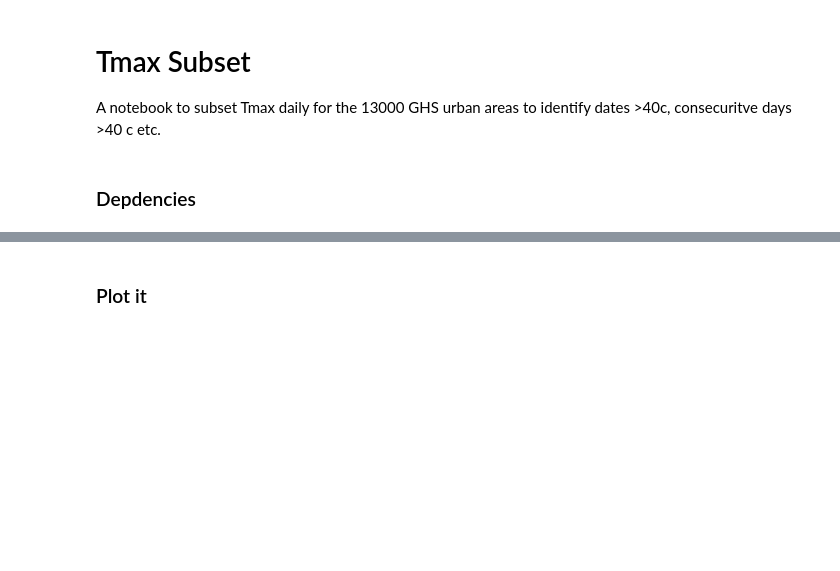
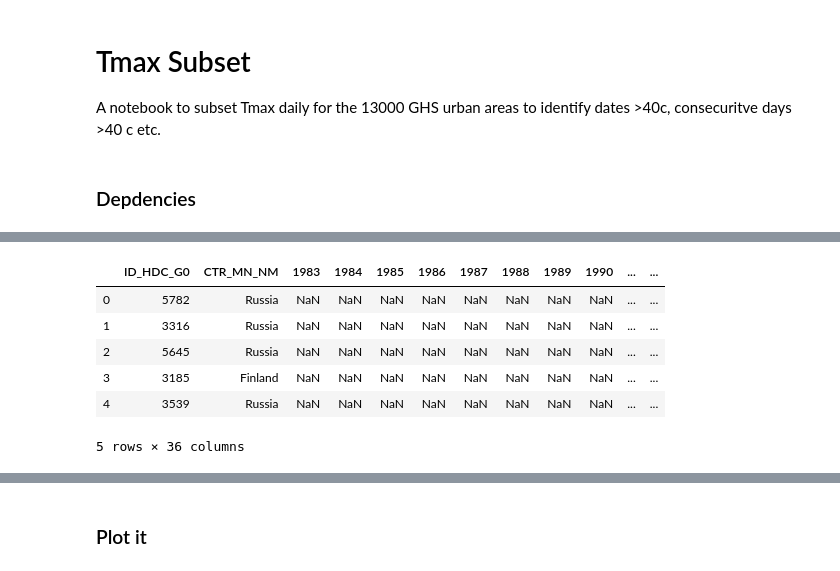
Before and after one commit to ecohydro/GlobalUrbanHeat, a Jupyter notebook: Notebooks/Tmax_Subset.ipynb, the cells around one changed output, grey strips where cells are left out. Saved outputs shown, nothing was run; the diff lists cells and outputs as text; code cells hidden in the pictures; blank space fills up the shorter version.

```diff
--- a/Notebooks/Tmax_Subset.ipynb
+++ b/Notebooks/Tmax_Subset.ipynb
@@ -94,0 +66,35 @@ events = temp_numday(xr1983, 40)
+# %%
+def event_loop(dir_nm, time_dim, space_dim, Tthresh):
+
+    """ Loop through a dir with csvs to calc the total number of events greater than a threshold.
+        Leap years explain the difference in shapes 368 vs 369
+
+    Args:
+        dir_nm = dir path to loop through
+        time_dim = name for time dim as a str ... use date :-) for csv_to_xr function
+        space_dim = col name for GHS-UCDB IDs as an str (ID_HDC_G0) for csv_to_xr function
+        Tthresh = int of temp threshold for temp_event function -- 40.6 is
+    """
+
+    # Open the GHS-ID List with GeoPANDAS read_file
+    ghs_ids_fn = 'GHS-UCSB-IDS.csv'
+    ghs_ids_df = pd.read_csv(DATA_INTERIM+ghs_ids_fn)
+
+    # Git File list
+    fn_list = glob.glob(DAILY_PATH+'*.csv')
+
+    for fn in sorted(fn_list):
+
+        # Get year for arg for temp_event function
+        year = fn.split('GHS-Tmax-DAILY_')[1].split('.csv')[0]
+        print(year)
+
+        temp_xr_da = csv_to_xr(fn, time_dim, space_dim)
+
+        df_out = temp_eventTot(temp_xr_da, Tthresh, year)
+
+        ghs_ids_df = ghs_ids_df.merge(df_out, on='ID_HDC_G0', how = 'outer') #<<<<----- NEED TO FIX THIS
+
+    # build in later drop all NA GHS-IDs
+
+    return ghs_ids_df
@@ -94,0 +126,10 @@ events = temp_numday(xr1983, 40)
+# %%
+all_events_df.head()
+# %% [output]
+|  | ID_HDC_G0 | CTR_MN_NM | 1983 | 1984 | 1985 | 1986 | 1987 | 1988 | 1989 | 1990 | ... | ... |
+| 0 | 5782 | Russia | NaN | NaN | NaN | NaN | NaN | NaN | NaN | NaN | ... | ... |
+| 1 | 3316 | Russia | NaN | NaN | NaN | NaN | NaN | NaN | NaN | NaN | ... | ... |
+| 2 | 5645 | Russia | NaN | NaN | NaN | NaN | NaN | NaN | NaN | NaN | ... | ... |
+| 3 | 3185 | Finland | NaN | NaN | NaN | NaN | NaN | NaN | NaN | NaN | ... | ... |
+| 4 | 3539 | Russia | NaN | NaN | NaN | NaN | NaN | NaN | NaN | NaN | ... | ... |
+5 rows × 36 columns
```
Also changed, not shown: parts of 14 cells of this notebook.
